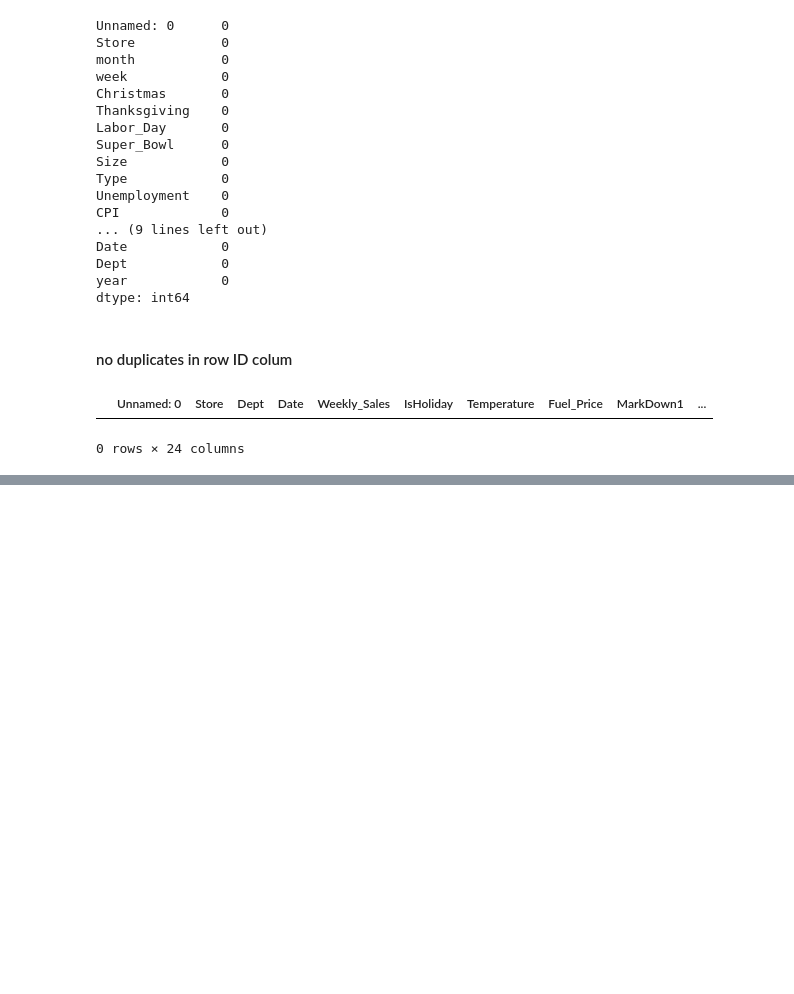
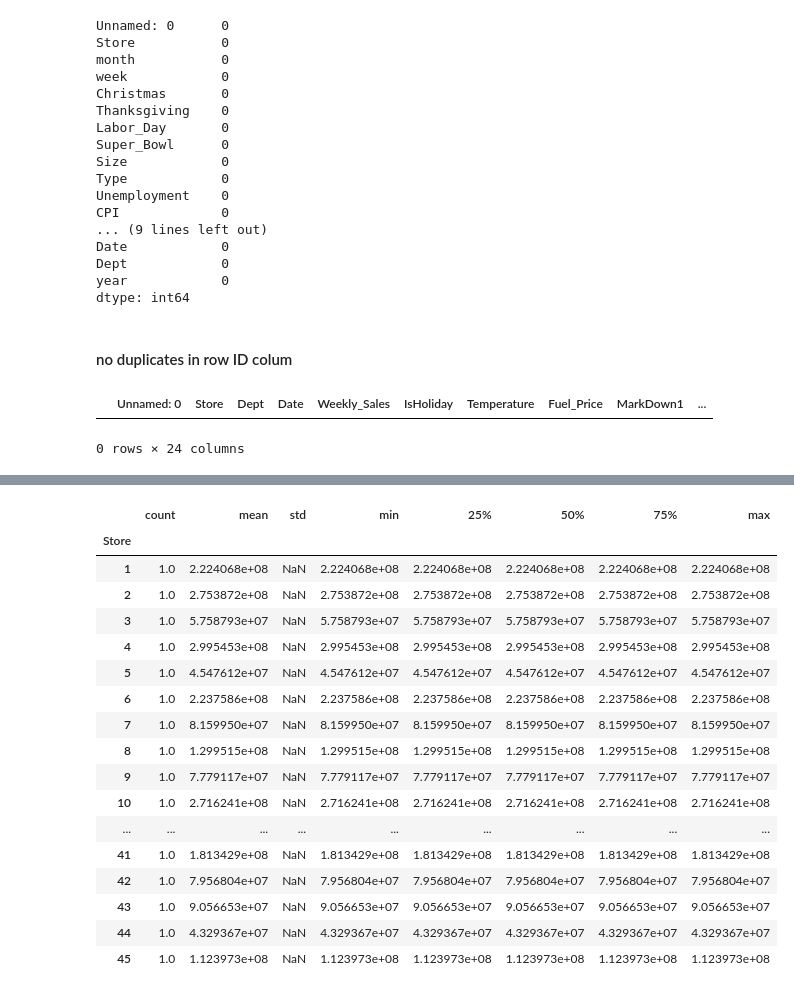
Before and after one commit to lebesguee/walmart_forecast, a Jupyter notebook: forecasting.ipynb, the cells around one changed output, grey strips where cells are left out. Cells and saved outputs as stored; diff of their text form; code cells hidden in the pictures; blank space fills up the shorter version.

Commit message:
feat: Added Sales by Store table

```diff
--- a/forecasting.ipynb
+++ b/forecasting.ipynb
@@ -9,7 +9,7 @@
 # %%
 import pandas as pd
 # %%
-df = pd.read_csv('clean_data.csv')
+df = pd.read_csv('C:/users/mike_/Documents/repos/walmart_forecast/data/clean_data.csv')
 # %%
 print('rows =', df.shape[0], ', columns =' ,df.shape[1])
 df.columns
@@ -121,0 +133,4 @@ df[df.duplicated('Unnamed: 0')]
+# %%
+#TOTAL_SALES_BY_STORE = df.groupby('Store', as_index=False).agg({"Weekly_Sales":"sum"}) # Tabla de total de ventas por Tienda
+TOTAL_SALES_BY_STORE = df.groupby('Store', sort=False)["Weekly_Sales"].sum().reset_index(name ='Total_Sales')
+TOTAL_SALES_BY_STORE
@@ -121,0 +241,22 @@ df[df.duplicated('Unnamed: 0')]
+# %%
+# estadisticas para cada Store
+TOTAL_SALES_BY_STORE.groupby('Store')['Total_Sales'].describe()
+# %% [output]
+|  | count | mean | std | min | 25% | 50% | 75% | max |
+| Store |  |  |  |  |  |  |  |  |
+| 1 | 1.0 | 2.224068e+08 | NaN | 2.224068e+08 | 2.224068e+08 | 2.224068e+08 | 2.224068e+08 | 2.224068e+08 |
+| 2 | 1.0 | 2.753872e+08 | NaN | 2.753872e+08 | 2.753872e+08 | 2.753872e+08 | 2.753872e+08 | 2.753872e+08 |
+| 3 | 1.0 | 5.758793e+07 | NaN | 5.758793e+07 | 5.758793e+07 | 5.758793e+07 | 5.758793e+07 | 5.758793e+07 |
+| 4 | 1.0 | 2.995453e+08 | NaN | 2.995453e+08 | 2.995453e+08 | 2.995453e+08 | 2.995453e+08 | 2.995453e+08 |
+| 5 | 1.0 | 4.547612e+07 | NaN | 4.547612e+07 | 4.547612e+07 | 4.547612e+07 | 4.547612e+07 | 4.547612e+07 |
+| 6 | 1.0 | 2.237586e+08 | NaN | 2.237586e+08 | 2.237586e+08 | 2.237586e+08 | 2.237586e+08 | 2.237586e+08 |
+| 7 | 1.0 | 8.159950e+07 | NaN | 8.159950e+07 | 8.159950e+07 | 8.159950e+07 | 8.159950e+07 | 8.159950e+07 |
+| 8 | 1.0 | 1.299515e+08 | NaN | 1.299515e+08 | 1.299515e+08 | 1.299515e+08 | 1.299515e+08 | 1.299515e+08 |
+| 9 | 1.0 | 7.779117e+07 | NaN | 7.779117e+07 | 7.779117e+07 | 7.779117e+07 | 7.779117e+07 | 7.779117e+07 |
+| 10 | 1.0 | 2.716241e+08 | NaN | 2.716241e+08 | 2.716241e+08 | 2.716241e+08 | 2.716241e+08 | 2.716241e+08 |
+| ... | ... | ... | ... | ... | ... | ... | ... | ... |
+| 41 | 1.0 | 1.813429e+08 | NaN | 1.813429e+08 | 1.813429e+08 | 1.813429e+08 | 1.813429e+08 | 1.813429e+08 |
+| 42 | 1.0 | 7.956804e+07 | NaN | 7.956804e+07 | 7.956804e+07 | 7.956804e+07 | 7.956804e+07 | 7.956804e+07 |
+| 43 | 1.0 | 9.056653e+07 | NaN | 9.056653e+07 | 9.056653e+07 | 9.056653e+07 | 9.056653e+07 | 9.056653e+07 |
+| 44 | 1.0 | 4.329367e+07 | NaN | 4.329367e+07 | 4.329367e+07 | 4.329367e+07 | 4.329367e+07 | 4.329367e+07 |
+| 45 | 1.0 | 1.123973e+08 | NaN | 1.123973e+08 | 1.123973e+08 | 1.123973e+08 | 1.123973e+08 | 1.123973e+08 |
```
Also changed, not shown: parts of 19 cells of this notebook.
